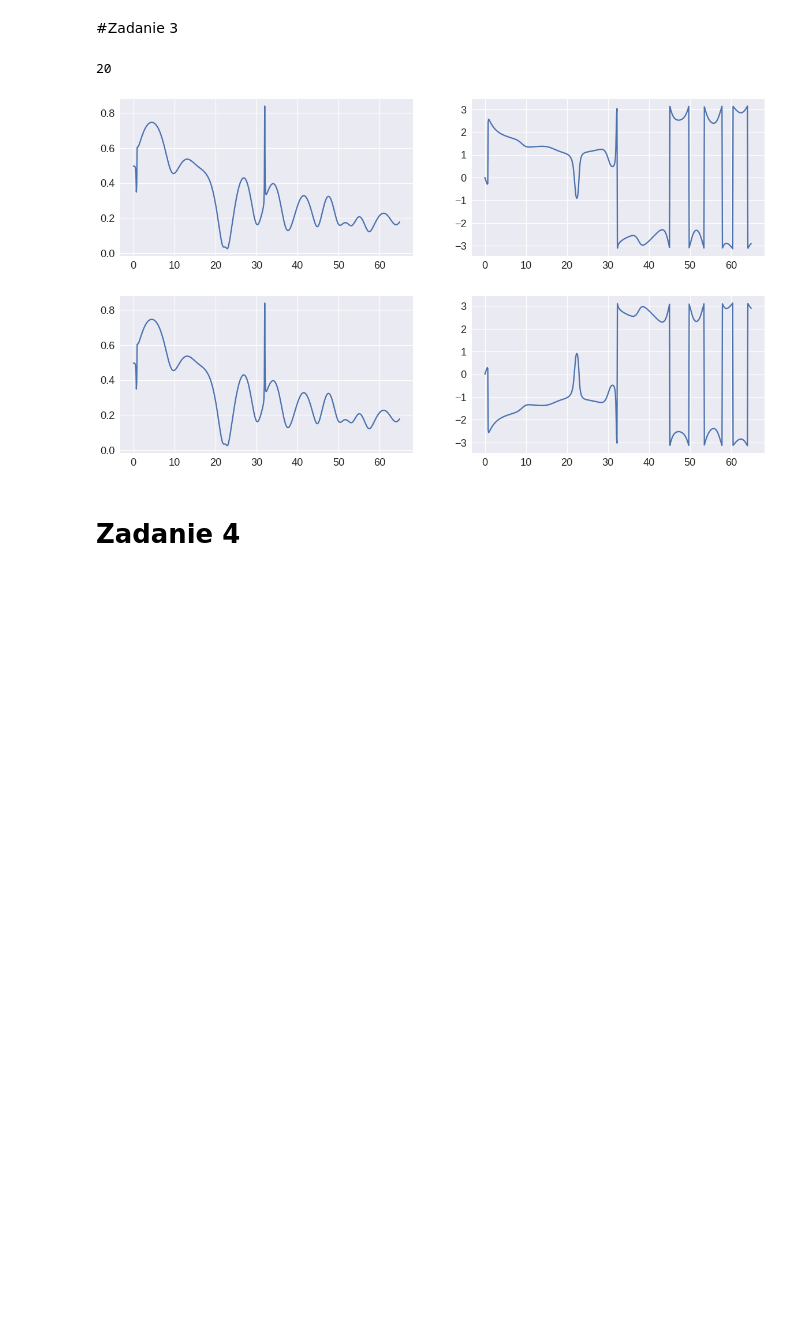
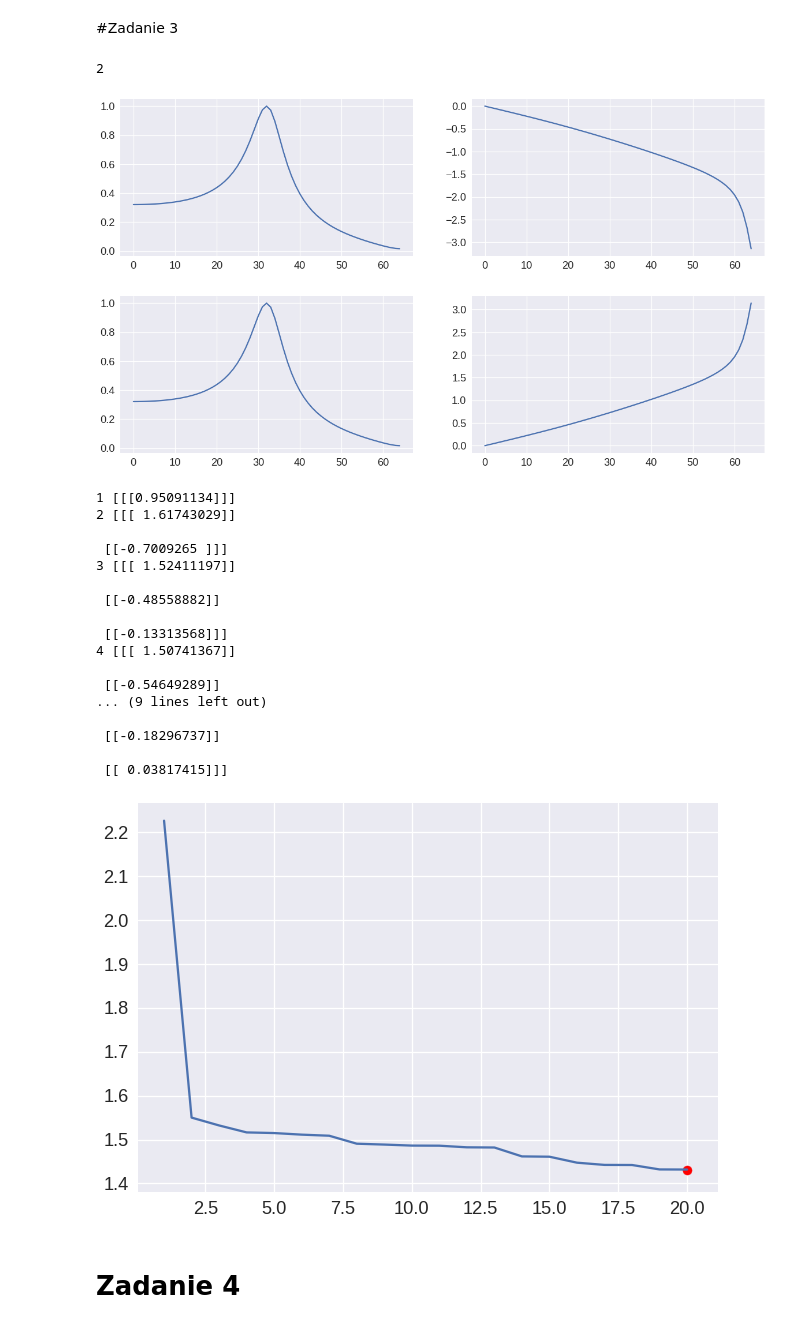
Before and after one commit to PPierzc/PracowniaEEG, a Jupyter notebook: Widmowa_analiza_parametryczna.ipynb, the cells around one changed output. Cells and saved outputs as stored; diff of their text form; code cells hidden in the pictures; blank space fills up the shorter version.

```diff
--- a/Widmowa_analiza_parametryczna.ipynb
+++ b/Widmowa_analiza_parametryczna.ipynb
@@ -73,4 +67,5 @@ syg = syg.reshape(1, syg.size)
 
 x = np.arange(syg.size)
 x = x.reshape(1, x.size)
+s = s.reshape(1, s.size)
 # %% [output]
@@ -83,7 +78,7 @@ plt.close()
 # %% [output]
 [figure]
 # %%
-AIC = utils.coeffs(s, 1, 5)
+AIC = utils.coeffs(syg, 1, 5)
 for _x in AIC:
   print(len(_x[0]), _x[0])
 
@@ -92,6 +87,7 @@ order, params, coefs = utils.best_akaike(syg, 1, 20)
 
 plt.figure()
 plt.plot(list(range(1, 21)), AIC)
-plt.scatter(order, np.log(np.linalg.det(coefs)) + 2 * order * s.shape[0] * s.shape[0] / s.shape[1], color='r')
+plt.scatter(order, np.log(np.linalg.det(coefs)) + 2 * order * syg.shape[0] * \
+            syg.shape[0] / syg.shape[1], color='r')
 plt.show()
 plt.close()
@@ -98,8 +113,8 @@ plt.close()
 # %% [markdown]
 #Zadanie 2
 # %%
-def widmo(s, order, f_max, Fs=128):
-  efs = np.arange(0, f_max+1, .1)
+def widmo(s, order, f_max, Fs=128,df=1):
+  efs = np.arange(0, f_max+1, df)
 
   k = np.shape(s)[0]
 
@@ -149,41 +165,78 @@ def sin(f=32,N=1000,Fs=128,phi=0):
 	x = np.arange(0,N/Fs,dt)
 	g = np.sin(2*np.pi*f*x + phi)
 	return x, g
+
+def noise(N):
+  return np.random.uniform(-1,1, N)
 # %%
 
 x, g1 = sin()
-x, g2 = sin(np.pi/4)
+x, g2 = sin(phi = np.pi/4)
 
-g2 += np.random.random(g2.size) * 0.2
+g2 += noise(g2.size) * 0.2
 
-s = np.array([g1,g2])
+syg = np.array([g1,g2])
 
-order, params, coefs = utils.best_akaike(s, 1, 20)
+order, params, coefs = utils.best_akaike(syg, 1, 20)
 print(order)
 
-efs, widma = widmo(s, order, 128//2, Fs=128)
+efs, widma = widmo(syg, order, 128//2, Fs=128)
 
 plt.figure(figsize=(20, 5))
 coh = coherence(widma, 0, 1)
 
 plt.subplot(1, 2, 1)
 plt.plot(efs, abs(coh))
+
 
 plt.subplot(1, 2, 2)
 plt.plot(efs, np.angle(coh))
 
 plt.show()
 
 plt.figure(figsize=(20, 5))
 coh = coherence(widma, 1, 0)
 plt.subplot(1, 2, 1)
 plt.plot(efs, abs(coh))
 
+
 plt.subplot(1, 2, 2)
 plt.plot(efs, np.angle(coh))
 
 plt.show()
+
+AIC = utils.coeffs(s, 1, 5)
+for _x in AIC:
+  print(len(_x[0]), _x[0])
+
+AIC = utils.get_aic_func(s, 1, 20)
+order, params, coefs = utils.best_akaike(s, 1, 20)
+
+plt.figure()
+plt.plot(list(range(1, 21)), AIC)
+plt.scatter(order, np.log(np.linalg.det(coefs)) + 2 * order * s.shape[0] * \
+            s.shape[0] / s.shape[1], color='r')
+plt.show()
+plt.close()
 # %% [output]
-20
+2
-[figure, old version]
+[figure, new version]
-[figure, old version]
+[figure, new version]
+1 [[[0.95091134]]]
+2 [[[ 1.61743029]]
+
+ [[-0.7009265 ]]]
+3 [[[ 1.52411197]]
+
+ [[-0.48558882]]
+
+ [[-0.13313568]]]
+4 [[[ 1.50741367]]
+
+ [[-0.54649289]]
+... (9 lines left out)
+
+ [[-0.18296737]]
+
+ [[ 0.03817415]]]
+[figure, added]
```
Also changed, not shown: parts of 11 cells of this notebook.
